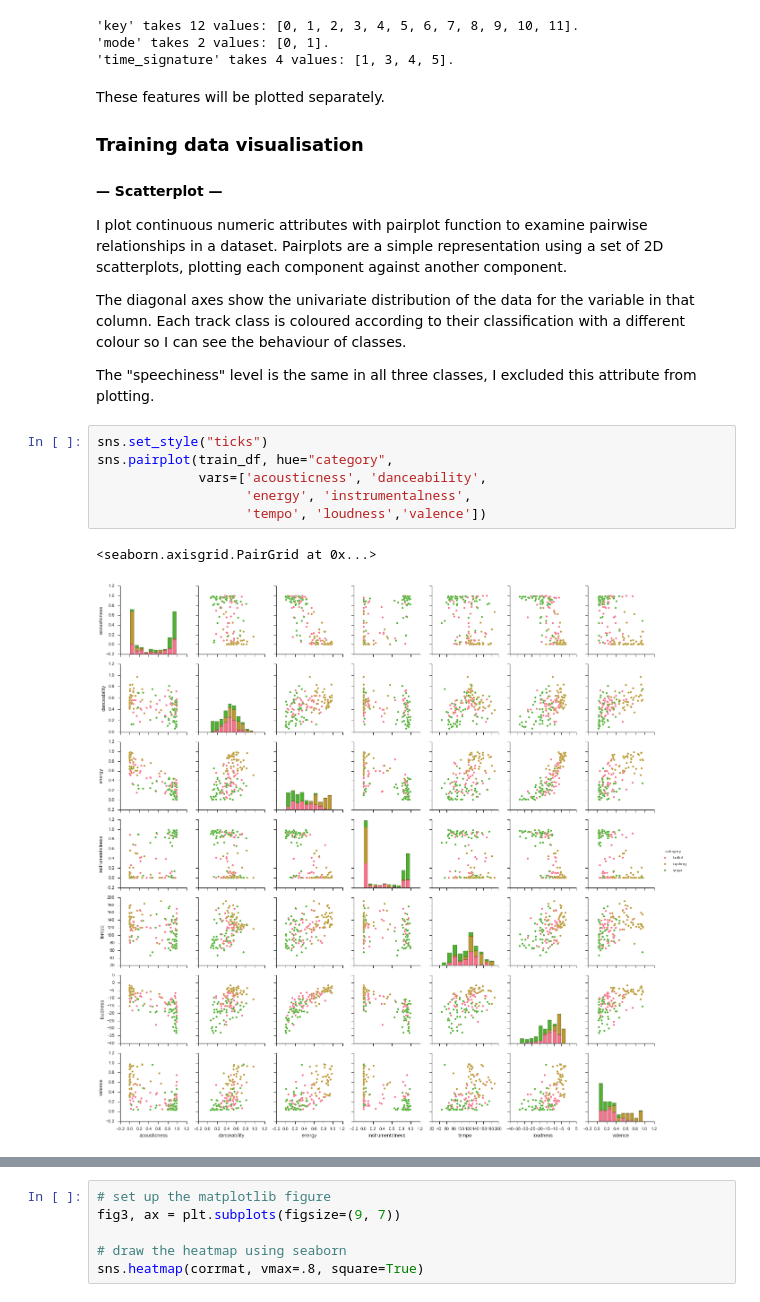
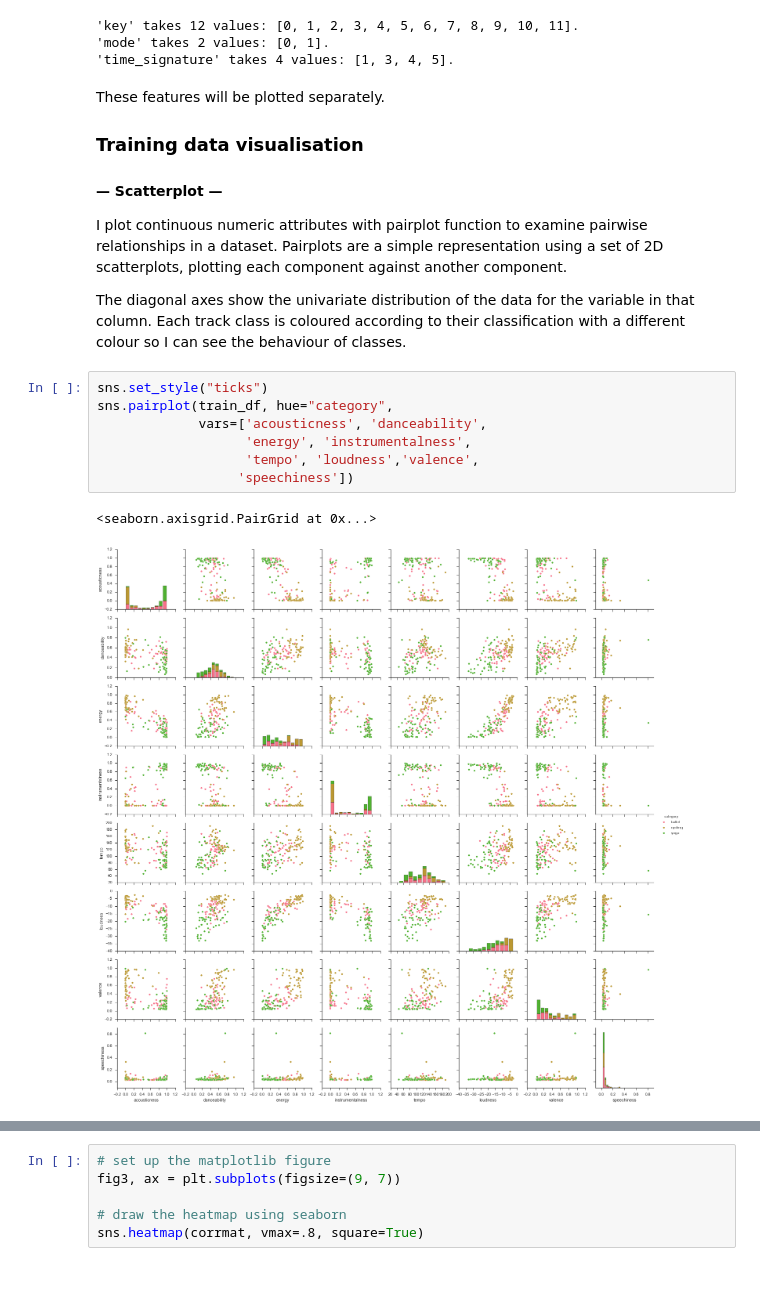
Before and after one commit to medennikova/itunes-music-analysis, a Jupyter notebook: 02_Data_Visualisation.ipynb, the cells around one changed output, grey strips where cells are left out. Saved outputs shown, nothing was run; the diff lists cells and outputs as text.

```diff
--- a/02_Data_Visualisation.ipynb
+++ b/02_Data_Visualisation.ipynb
@@ -106,17 +106,16 @@ These features will be plotted separately.
 I plot continuous numeric attributes with pairplot function to examine pairwise relationships in a dataset. Pairplots are a simple representation using a set of 2D scatterplots, plotting each component against another component.
 
 The diagonal axes show the univariate distribution of the data for the variable in that column. Each track class is coloured according to their classification with a different colour so I can see the behaviour of classes.
-
-The "speechiness" level is the same in all three classes, I excluded this attribute from plotting.
 # %%
 sns.set_style("ticks")
 sns.pairplot(train_df, hue="category",
              vars=['acousticness', 'danceability',
                    'energy', 'instrumentalness',
-                   'tempo', 'loudness','valence'])
+                   'tempo', 'loudness','valence',
+                  'speechiness'])
 # %% [output]
 <seaborn.axisgrid.PairGrid at 0x...>
-[figure, old version]
+[figure, new version]
 # %% [markdown]
 Looking at the plot I can make the following observations about the data:
 * Datapoints of the cycling and yoga classes tend to form clusters, whereas observations of the ballet class are very spread out.
```
Also changed, not shown: parts of 24 cells of this notebook, 2 other files.
